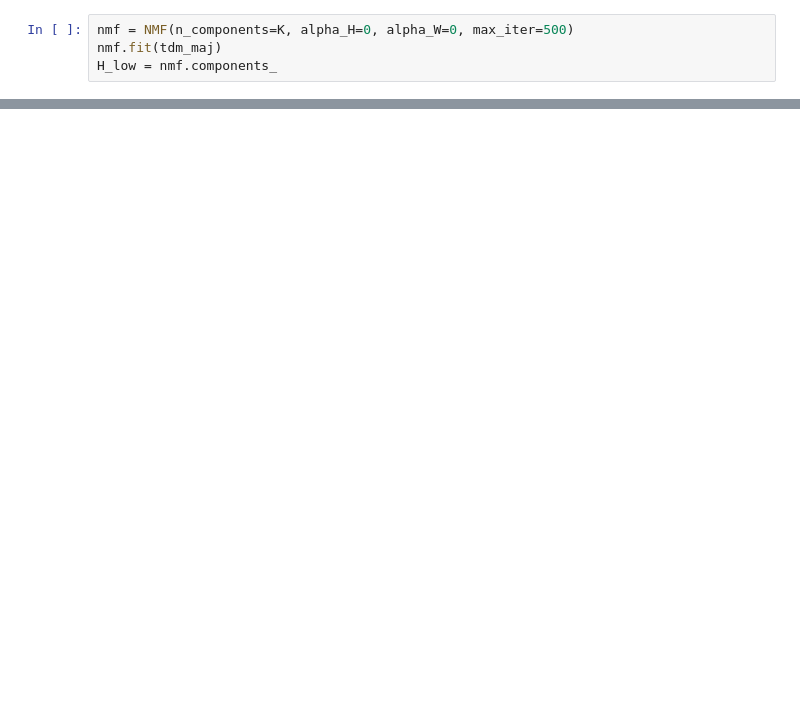
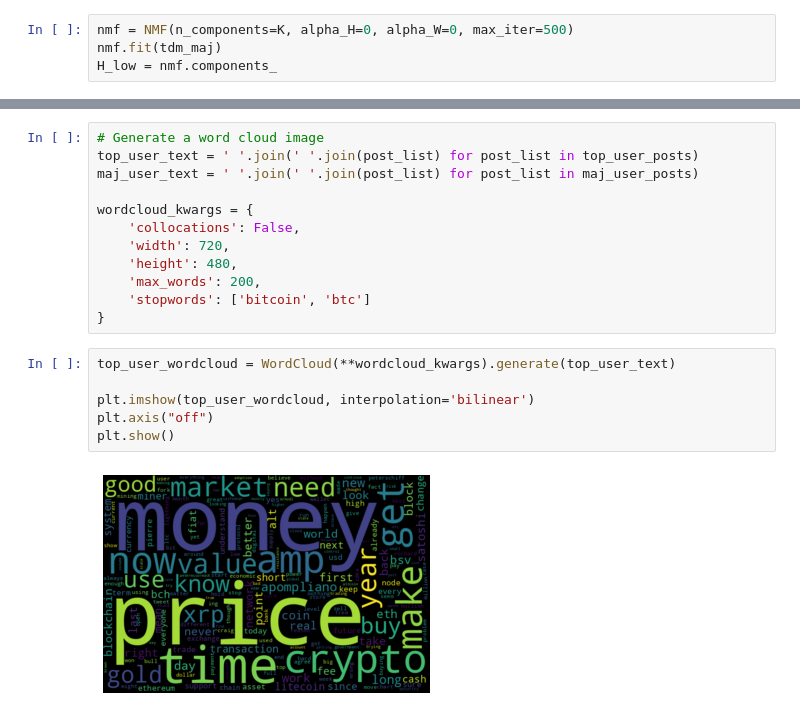
Before and after one commit to mdloucks/topic_modeling_research, a Jupyter notebook: user_analysis.ipynb, the cells around one changed output, grey strips where cells are left out. Saved outputs shown, nothing was run; the diff lists cells and outputs as text; blank space fills up the shorter version.

Commit message:
wordcloud

```diff
--- a/user_analysis.ipynb
+++ b/user_analysis.ipynb
@@ -320,0 +308,20 @@ majority users average: 0.5187482237815857
+# %%
+# Generate a word cloud image
+top_user_text = ' '.join(' '.join(post_list) for post_list in top_user_posts)
+maj_user_text = ' '.join(' '.join(post_list) for post_list in maj_user_posts)
+
+wordcloud_kwargs = {
+    'collocations': False,
+    'width': 720,
+    'height': 480,
+    'max_words': 200,
+    'stopwords': ['bitcoin', 'btc']
+}
+# %%
+top_user_wordcloud = WordCloud(**wordcloud_kwargs).generate(top_user_text)
+
+plt.imshow(top_user_wordcloud, interpolation='bilinear')
+plt.axis("off")
+plt.show()
+# %% [output]
+[figure, added]
```
Also changed, not shown: parts of 13 cells of this notebook, 16 other files.
